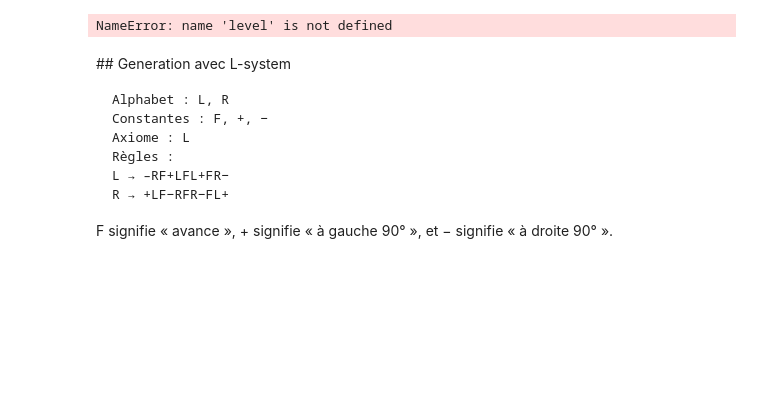
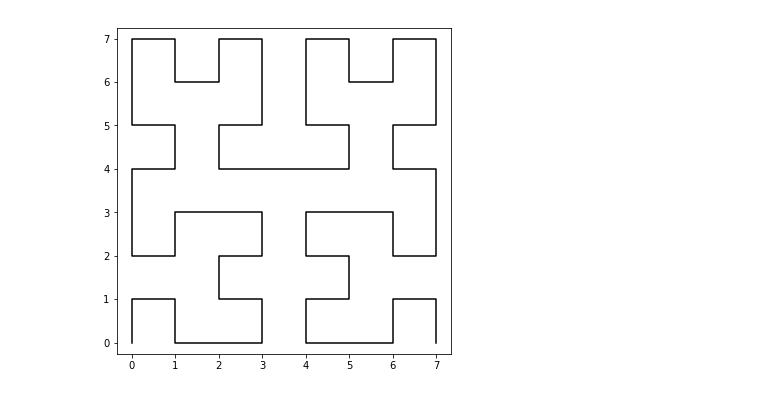
Before and after one commit to xdze2/xdze2.github.io-src, a Jupyter notebook: content/HilbertCurve.ipynb, the cells around one changed output. Saved outputs shown, nothing was run; the diff lists cells and outputs as text; code cells hidden in the pictures; blank space fills up the shorter version.

```diff
--- a/content/HilbertCurve.ipynb
+++ b/content/HilbertCurve.ipynb
@@ -69,8 +62,0 @@ TypeError: list indices must be integers, not float
-# %%
-level = 3
-k = 4
-
-nTot = 2**( 2 * level )
-quadrant = k/( nTot / 4 )  # division d'entier (floor?)
-
-print nTot, quadrant
@@ -143,30 +62,0 @@ array([0, 0, 1, 1])
-# %%
-    nTot = 2**( 2 * level )
-    quadrant = k/( nTot / 4 )  # division d'entier (floor?) , 0, 1, 2, 3
-
-
-    kSuivant = k - quadrant* 4**(level-1)
-    print( quadrant, k )
-
-    sensSuivant = s[ sens ][ quadrant ]
-    newStart = nStart[start][ quadrant ]
-
-    i, j = getCoordinates(kSuivant, level-1, sensSuivant, newStart)
-
-    I = i + 2**(level-1)*coords[start][sens][quadrant][0]
-    J = j + 2**(level-1)*coords[start][sens][quadrant][1]
-
-    return I, J
-# %% [output]
-NameError: name 'level' is not defined
-# %% [markdown]
-## Generation avec L-system
-
-    Alphabet : L, R
-    Constantes : F, +, −
-    Axiome : L
-    Règles :
-    L → –RF+LFL+FR−
-    R → +LF−RFR−FL+
-
- F signifie « avance », + signifie « à gauche 90° », et − signifie « à droite 90° ».
@@ -174,0 +70,8 @@ code = 'L'
+# %%
+# Figure
+c = np.array( XY )
+plt.figure( figsize=(6, 6) )
+plt.plot( c[:, 0], c[:, 1], 'k' )
+plt.axis('equal');
+# %% [output]
+[figure, added]
```
Also changed, not shown: parts of 23 cells of this notebook, 1 other file.
